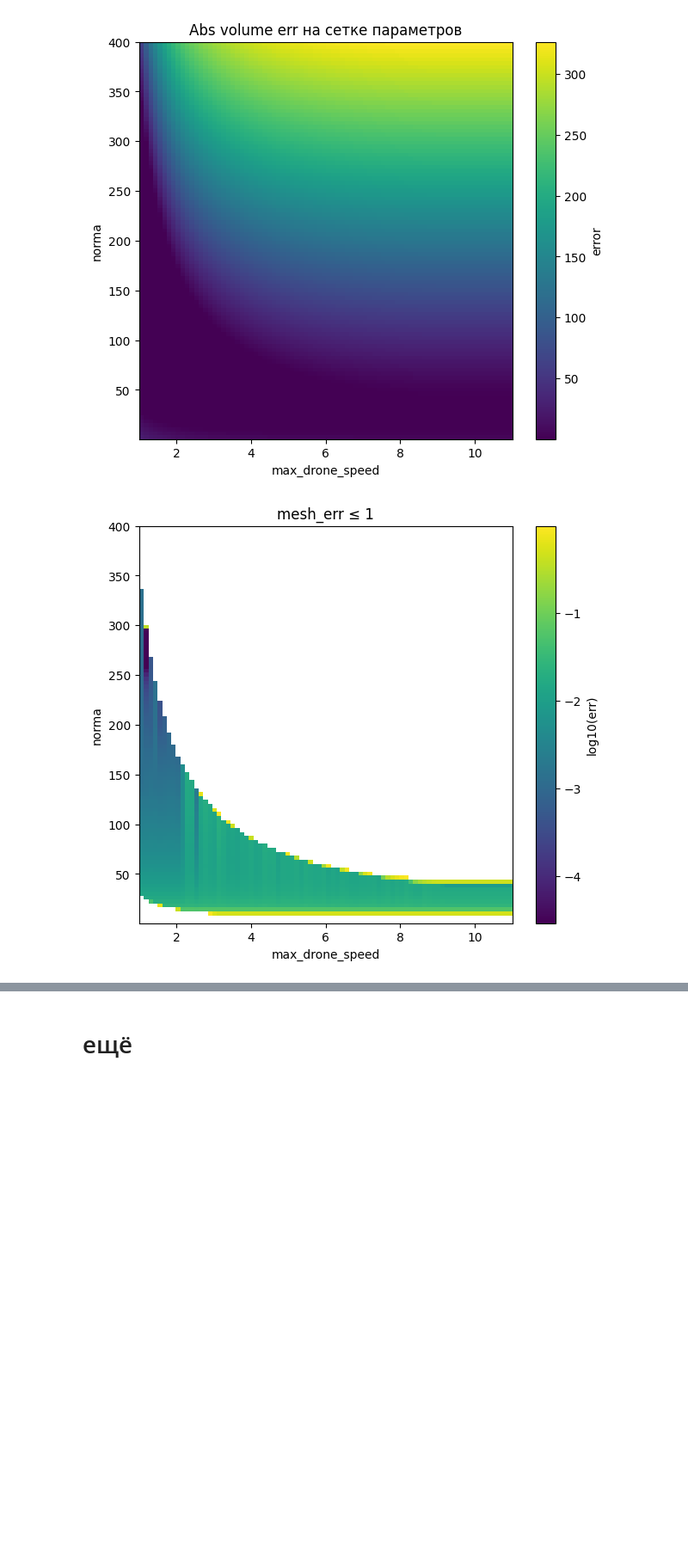
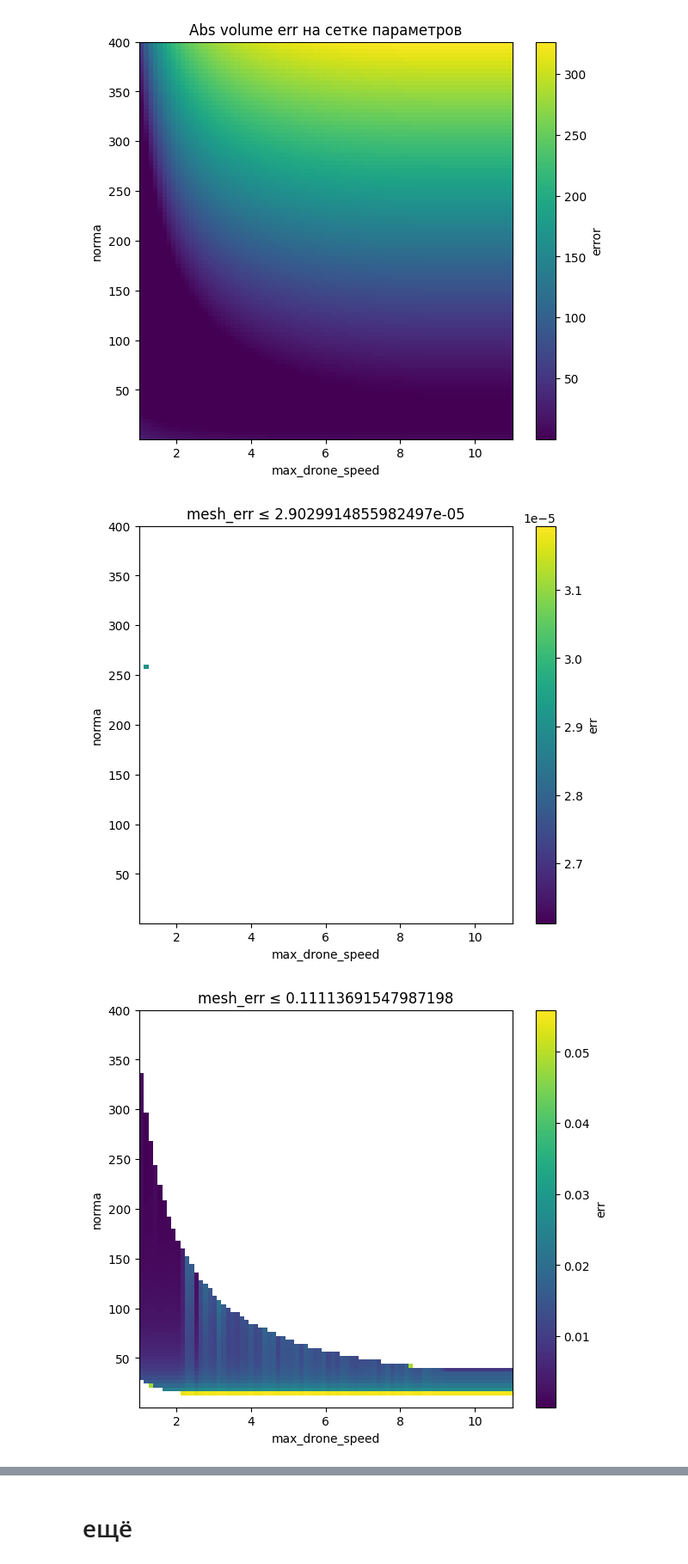
Before and after one commit to nodax-hub/Simulate, a Jupyter notebook: copmensate.ipynb, the cells around one changed output, grey strips where cells are left out. Shown at 86% size. Drawn from its saved outputs; the diff is of its cells as text; code cells hidden in the pictures; blank space fills up the shorter version.

```diff
--- a/copmensate.ipynb
+++ b/copmensate.ipynb
@@ -593,7 +512,7 @@ log_file_path = Path(
 plan = Plan.get_plan_from_log_file(log_file_path)
 
 # 1) чисто по объёму
-strategy_volume = VolumeAbsError()
+strategy_volume = VolumeAbsError(normalize=False)
 
 # 2) чисто по равномерности
 strategy_density = DensityMSE()
@@ -682,22 +604,18 @@ for i in range(X.shape[0]):
 # %%
+import numpy as np
+
 def calc_mesh(x_bounds, y_bounds, size, func):
-
-    # задаём диапазоны параметров
     x_min, x_max = x_bounds
     y_min, y_max = y_bounds
     x_num, y_num = size
 
-    x_vals = np.linspace(x_min, x_max, x_num)     # пример диапазона для max_drone_speed
-    y_vals = np.linspace(y_min, y_max, y_num)          # пример диапазона для norma
+    x_vals = np.linspace(x_min, x_max, x_num)
+    y_vals = np.linspace(y_min, y_max, y_num)
 
-    # создаём сетку координат
     X, Y = np.meshgrid(x_vals, y_vals)
 
-    # вычисляем значения mesh_err для каждой точки
-    Z = np.zeros_like(X, dtype=float)
-    for i in range(X.shape[0]):
-        for j in range(X.shape[1]):
-            Z[i, j] = func(Y[i, j], X[i, j])   # Y = norma, X = max_drone_speed
+    func_vec = np.vectorize(func)
+    Z = func_vec(Y, X)
 
     return X, Y, Z
 # %%
@@ -721,5 +637,5 @@ int.__add__(1,2)
 # %%
-deep = 10
+deep = 6
 x_bounds = 1, 15
 y_bounds = 0.5, 400
 
@@ -756,22 +689,23 @@ plt.show()
 [figure]
 # %%
 # порог
-threshold = 1
+for threshold in np.linspace(Z.min(), 1, 10):
 
-# фильтруем: всё, что выше порога, делаем NaN
-Z_filtered = np.where(Z <= threshold, np.log10(Z), np.nan)
+    # фильтруем: всё, что выше порога, делаем NaN
+    Z_filtered = np.where(Z <= threshold, Z, np.nan)
 
-# вариант 1: imshow
-plt.figure(figsize=(7, 6))
-plt.imshow(Z_filtered,
-           extent=(X.min(), X.max(), Y.min(), Y.max()),
-           origin="lower",
-           aspect="auto",
-           cmap="viridis")
-plt.colorbar(label="log10(err)")
-plt.xlabel("max_drone_speed")
-plt.ylabel("norma")
-plt.title(f"mesh_err ≤ {threshold}")
-plt.show()
+    # вариант 1: imshow
+    plt.figure(figsize=(7, 6))
+    plt.imshow(Z_filtered,
+               extent=(X.min(), X.max(), Y.min(), Y.max()),
+               origin="lower",
+               aspect="auto",
+               cmap="viridis")
+    plt.colorbar(label="err")
+    plt.xlabel("max_drone_speed")
+    plt.ylabel("norma")
+    plt.title(f"mesh_err ≤ {threshold}")
+    plt.show()
 # %% [output]
-[figure, old version]
+[figure, new version]
+[figure, added]
```
Also changed, not shown: parts of 24 cells of this notebook, 7 other files.
